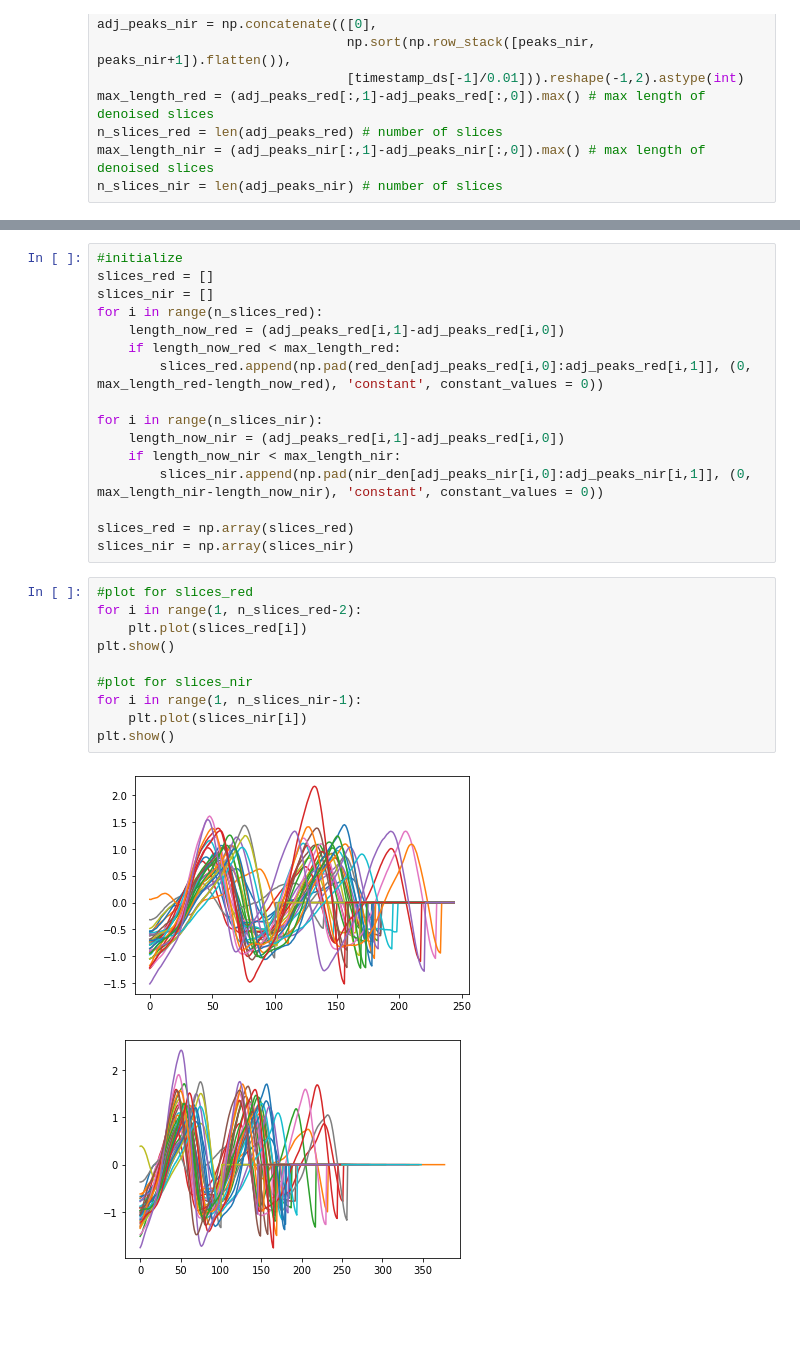
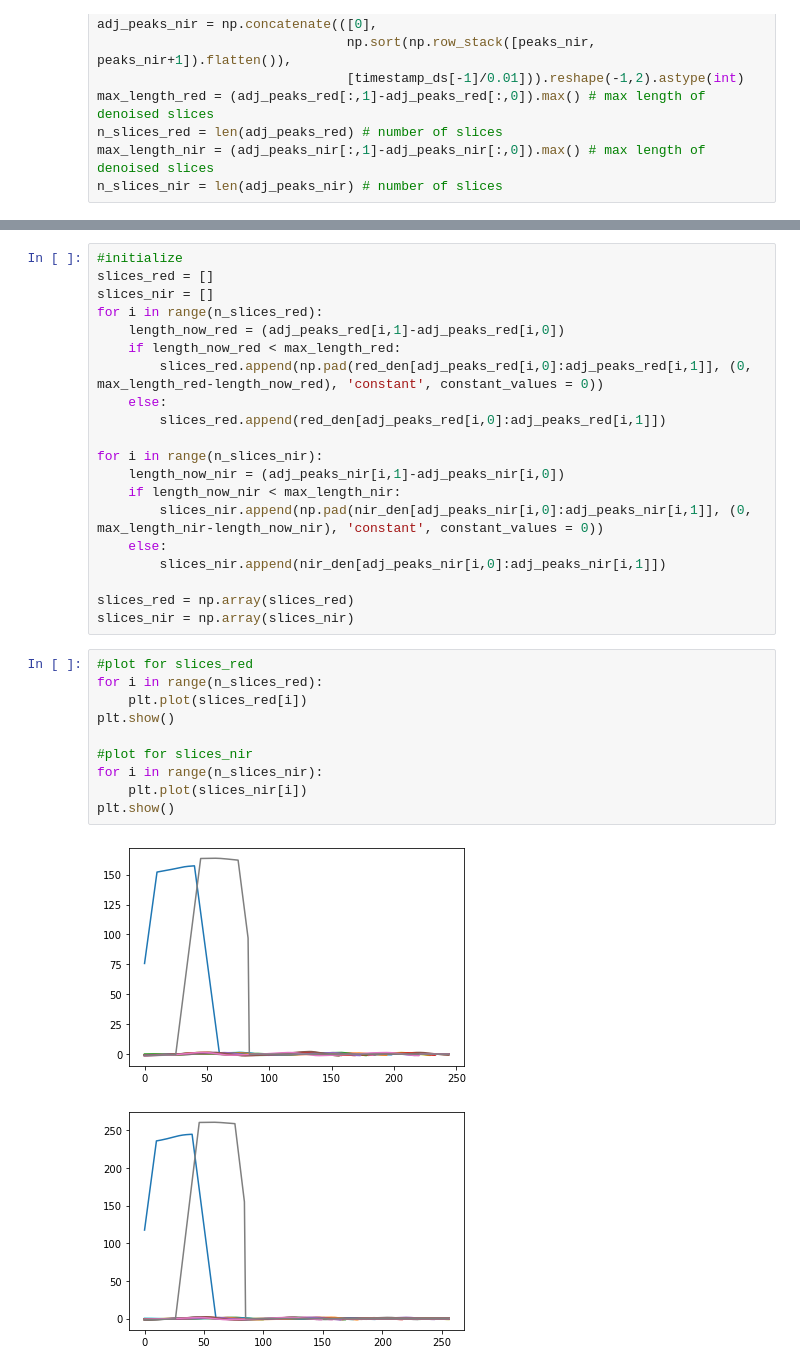
Before and after one commit to Zehao-x/diabetes_classification, a Jupyter notebook: glucose detection.ipynb, the cells around one changed output, grey strips where cells are left out. Saved outputs shown, nothing was run; the diff lists cells and outputs as text; blank space fills up the shorter version.

```diff
--- a/glucose detection.ipynb
+++ b/glucose detection.ipynb
@@ -72,24 +81,28 @@ for i in range(n_slices_red):
     length_now_red = (adj_peaks_red[i,1]-adj_peaks_red[i,0])
     if length_now_red < max_length_red:
         slices_red.append(np.pad(red_den[adj_peaks_red[i,0]:adj_peaks_red[i,1]], (0, max_length_red-length_now_red), 'constant', constant_values = 0))
+    else:
+        slices_red.append(red_den[adj_peaks_red[i,0]:adj_peaks_red[i,1]])
 
 for i in range(n_slices_nir):
-    length_now_nir = (adj_peaks_red[i,1]-adj_peaks_red[i,0])
+    length_now_nir = (adj_peaks_nir[i,1]-adj_peaks_nir[i,0])
     if length_now_nir < max_length_nir:
         slices_nir.append(np.pad(nir_den[adj_peaks_nir[i,0]:adj_peaks_nir[i,1]], (0, max_length_nir-length_now_nir), 'constant', constant_values = 0))
+    else:
+        slices_nir.append(nir_den[adj_peaks_nir[i,0]:adj_peaks_nir[i,1]])
 
 slices_red = np.array(slices_red)
 slices_nir = np.array(slices_nir)
 # %%
 #plot for slices_red
-for i in range(1, n_slices_red-2):
+for i in range(n_slices_red):
     plt.plot(slices_red[i])
 plt.show()
 
 #plot for slices_nir
-for i in range(1, n_slices_nir-1):
+for i in range(n_slices_nir):
     plt.plot(slices_nir[i])
 plt.show()
 # %% [output]
-[figure, old version]
+[figure, new version]
-[figure, old version]
+[figure, new version]
```
Also changed, not shown: parts of 10 cells of this notebook.
